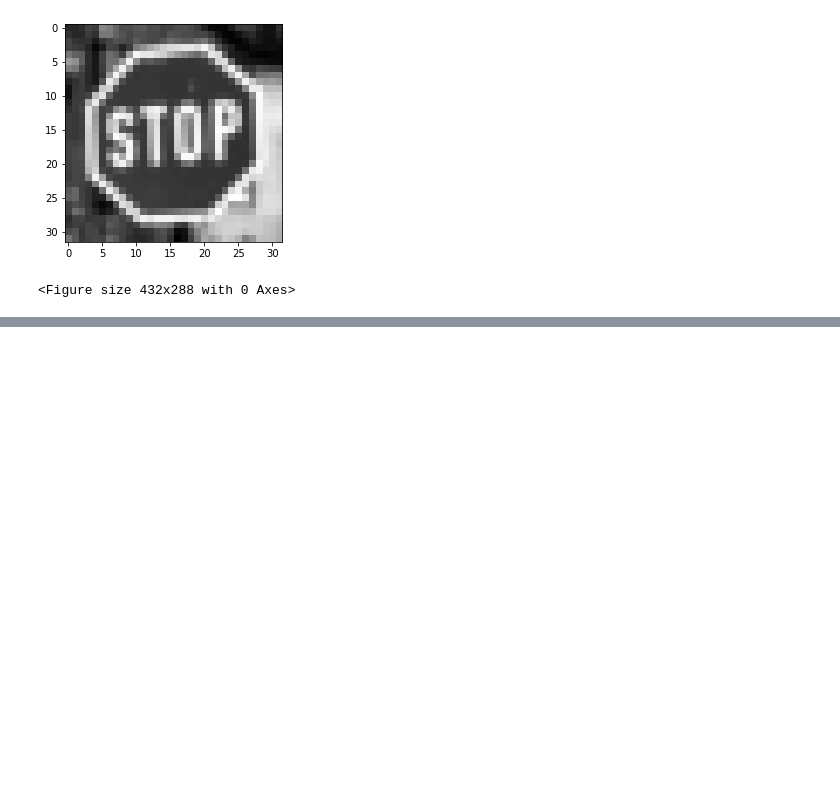
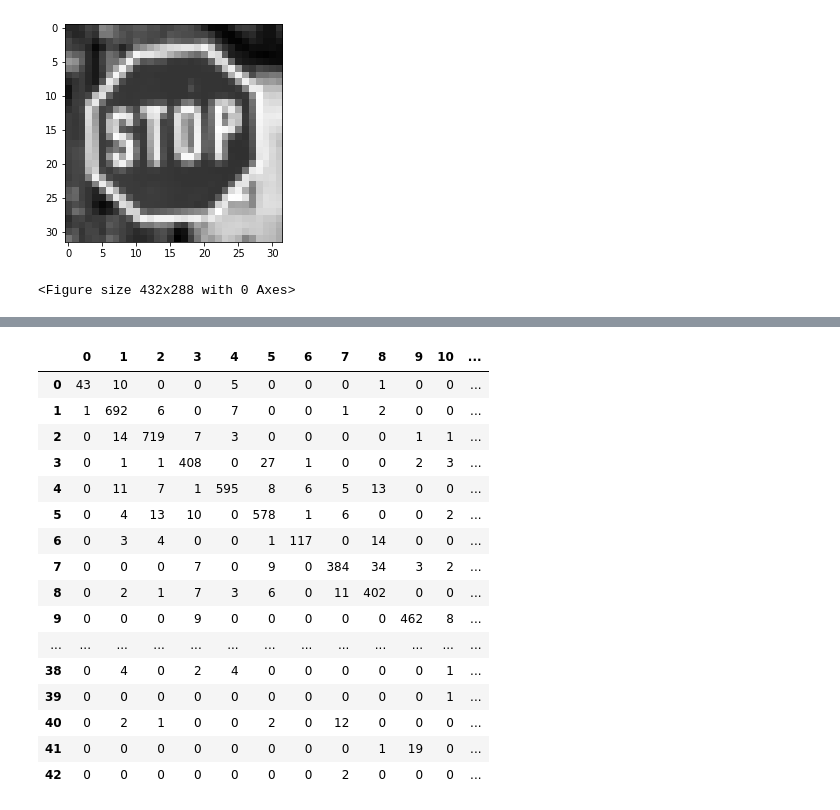
Before and after one commit to hamednasr/Traffic-Sign-Clasification, a Jupyter notebook: Traffic Signal Classification my code.ipynb, the cells around one changed output, grey strips where cells are left out. Saved outputs shown, nothing was run; the diff lists cells and outputs as text; code cells hidden in the pictures; blank space fills up the shorter version.

```diff
--- a/Traffic Signal Classification my code.ipynb
+++ b/Traffic Signal Classification my code.ipynb
@@ -162,4 +164,5 @@ X_val_gray.shape
 # %%
 X_train_gray = X_train_gray.reshape(34799,32,32,1)
 X_val_gray = X_val_gray.reshape(4410,32,32,1)
+X_test_gray = X_test_gray.reshape(12630,32,32,1)
 # %%
@@ -185,0 +219,21 @@ Epoch 10/10
+# %%
+pd.set_option('display.max_columns', None)
+pd.DataFrame(confusion_matrix(y_test,y_test_pred))
+# %% [output]
+|  | 0 | 1 | 2 | 3 | 4 | 5 | 6 | 7 | 8 | 9 | 10 | ... |
+| 0 | 43 | 10 | 0 | 0 | 5 | 0 | 0 | 0 | 1 | 0 | 0 | ... |
+| 1 | 1 | 692 | 6 | 0 | 7 | 0 | 0 | 1 | 2 | 0 | 0 | ... |
+| 2 | 0 | 14 | 719 | 7 | 3 | 0 | 0 | 0 | 0 | 1 | 1 | ... |
+| 3 | 0 | 1 | 1 | 408 | 0 | 27 | 1 | 0 | 0 | 2 | 3 | ... |
+| 4 | 0 | 11 | 7 | 1 | 595 | 8 | 6 | 5 | 13 | 0 | 0 | ... |
+| 5 | 0 | 4 | 13 | 10 | 0 | 578 | 1 | 6 | 0 | 0 | 2 | ... |
+| 6 | 0 | 3 | 4 | 0 | 0 | 1 | 117 | 0 | 14 | 0 | 0 | ... |
+| 7 | 0 | 0 | 0 | 7 | 0 | 9 | 0 | 384 | 34 | 3 | 2 | ... |
+| 8 | 0 | 2 | 1 | 7 | 3 | 6 | 0 | 11 | 402 | 0 | 0 | ... |
+| 9 | 0 | 0 | 0 | 9 | 0 | 0 | 0 | 0 | 0 | 462 | 8 | ... |
+| ... | ... | ... | ... | ... | ... | ... | ... | ... | ... | ... | ... | ... |
+| 38 | 0 | 4 | 0 | 2 | 4 | 0 | 0 | 0 | 0 | 0 | 1 | ... |
+| 39 | 0 | 0 | 0 | 0 | 0 | 0 | 0 | 0 | 0 | 0 | 1 | ... |
+| 40 | 0 | 2 | 1 | 0 | 0 | 2 | 0 | 12 | 0 | 0 | 0 | ... |
+| 41 | 0 | 0 | 0 | 0 | 0 | 0 | 0 | 0 | 1 | 19 | 0 | ... |
+| 42 | 0 | 0 | 0 | 0 | 0 | 0 | 0 | 2 | 0 | 0 | 0 | ... |
```
Also changed, not shown: parts of 12 cells of this notebook.
